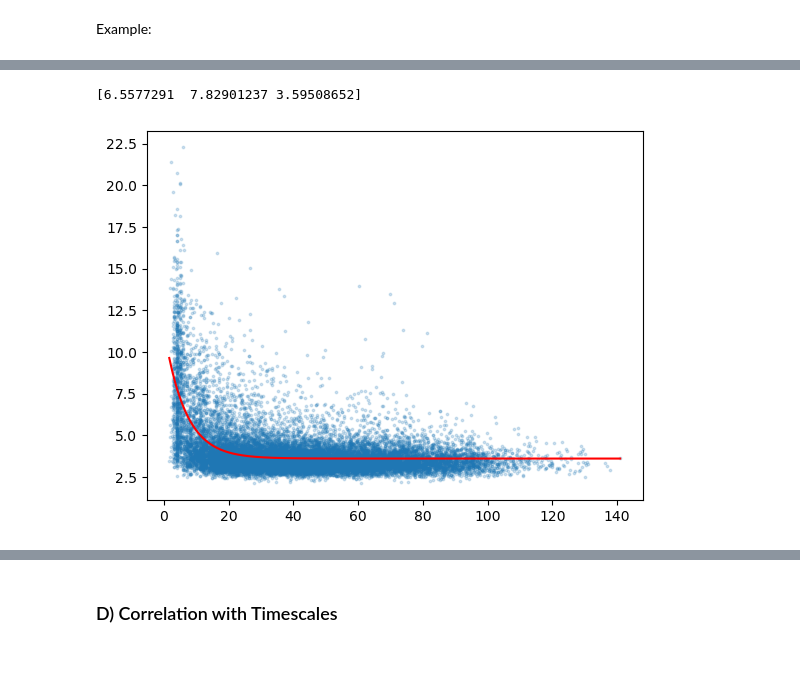
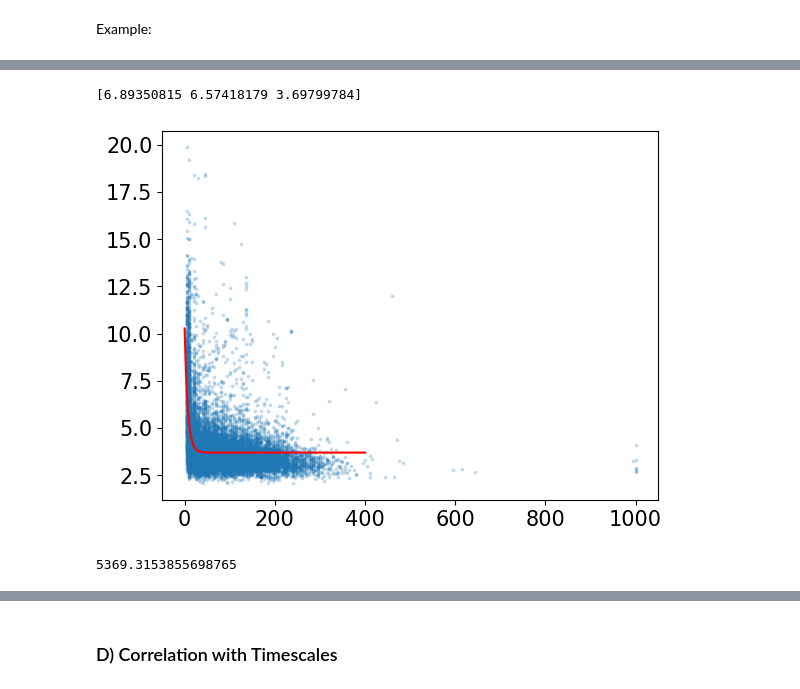
Before and after one commit to cusinatr/MNI-Analysis, a Jupyter notebook: Supplementary/test_bispectrum.ipynb, the cells around one changed output, grey strips where cells are left out. Cells and saved outputs as stored; diff of their text form; code cells hidden in the pictures; blank space fills up the shorter version.

```diff
--- a/Supplementary/test_bispectrum.ipynb
+++ b/Supplementary/test_bispectrum.ipynb
@@ -120,7 +152,7 @@ fig, axes = tde.results.plot()
 # %%
 # TODO: embed it in compute_SC function
 # %%
-df_sc = pd.read_csv("F:\iEEG_neural_dynamics\MNIOpen\Results_SC_bispectrum\SC_W.csv", index_col=0)
+df_sc = pd.read_csv("F:\\MNIOpen\\old\\Results_SC_bispectrum\\SC_N3.csv", index_col=0)
 df_sc.head()
 # %% [output]
 |  | ch_1 | ch_2 | lobe_1 | lobe_2 | region_1 | region_2 | mmp_1 | mmp_2 | dist | corr_0 | corr_max | ... |
@@ -133,13 +165,23 @@ df_sc.head()
 import matplotlib.pyplot as plt
 from scipy.optimize import curve_fit
 # %%
-popt, _ = curve_fit(lambda x, k, a, b: a * np.exp(-x/k) + b, df_sc["dist"], df_sc["corr_max"])
+popt, _ = curve_fit(lambda x, k, a, b: a * np.exp(-x/k) + b, np.abs(df_sc["lag_max"]), df_sc["corr_max"])
+
+# popt, _ = curve_fit(lambda x, a: a * x, df_sc["dist"], np.abs(df_sc["lag_max"]))
 print(popt)
 # %% [output]
-[6.5577291  7.82901237 3.59508652]
+[6.89350815 6.57418179 3.69799784]
 # %%
-plt.scatter(df_sc["dist"], df_sc["corr_max"], s=3, alpha=0.2)
-plt.plot(df_sc["dist"].sort_values(), popt[1] * np.exp(-df_sc["dist"].sort_values() / popt[0]) + popt[2], c="r")
+plt.scatter(np.abs(df_sc["lag_max"]), df_sc["corr_max"], s=3, alpha=0.2)
+# plt.plot(df_sc["dist"].sort_values(), popt[0] * df_sc["dist"].sort_values() + 0, c="r")
+l = np.linspace(0, 400, 1000)
+plt.plot(l, popt[1] * np.exp(-l/popt[0]) + popt[2], c="r")
 plt.show()
 # %% [output]
-[figure, old version]
+[figure, new version]
+# %%
+from scipy import integrate
+
+integrate.simpson(y=df_sc["corr_max"], x=df_sc["dist"])
+# %% [output]
+5369.3153855698765
```
Also changed, not shown: parts of 14 cells of this notebook, 2 other files.
